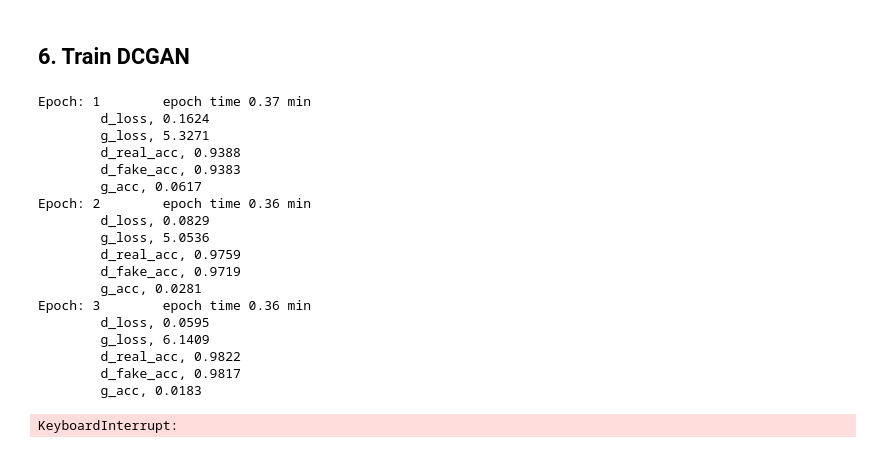
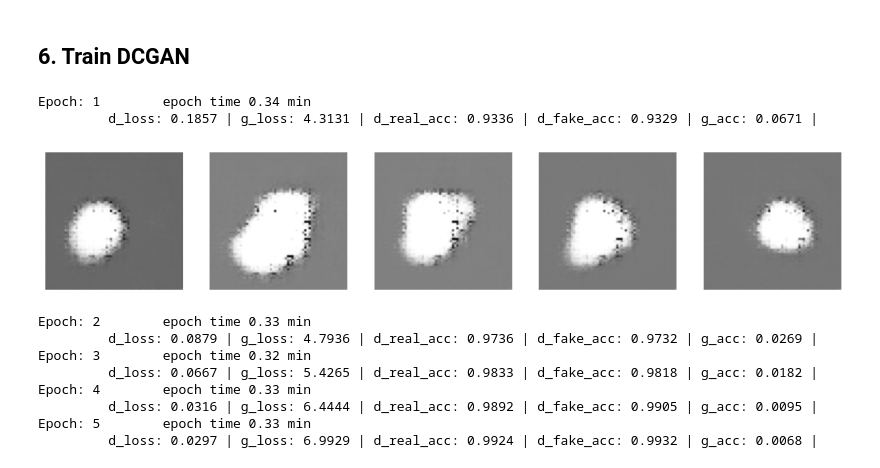
Before and after one commit to terrence-ou/Generative-Deep-Learning-2nd-Edition-PyTorch-JAX, a Jupyter notebook: PyTorch/chapter_04_gan/01_dcgan.ipynb, the cells around one changed output. Saved outputs shown, nothing was run; the diff lists cells and outputs as text; code cells hidden in the pictures.

```diff
--- a/PyTorch/chapter_04_gan/01_dcgan.ipynb
+++ b/PyTorch/chapter_04_gan/01_dcgan.ipynb
@@ -283,30 +285,32 @@ def train(model, dataloader, d_optim, g_optim, loss_fn, train_metrics):
 # %% [markdown]
 ## 6. Train DCGAN
 # %%
+history = defaultdict(list)
+
 for i in range(EPOCHS):
     prev_time = time.time()
     generated_imgs = train(dcgan, lego_dataloader, d_optim, g_optim, loss_fn, train_metrics)
     curr_time = time.time()
+
+    for key, value in train_metrics.items():
+        history[key].append(value.compute().item())
+
     print('Epoch: {}\tepoch time {:.2f} min'.format(i+1, (curr_time - prev_time) / 60))
-    for key, value in train_metrics.items():
-        print(f'\t{key}, {value.compute().item():.4f}')
+    metrics = [f'{key}: {value.compute().item():.4f} | ' for key, value in train_metrics.items()]
+    print('\t', ''.join(metrics))
+
+    if i == 0 or (i + 1) % 10 == 0:
+        generated_imgs = generated_imgs.detach().cpu()
+        display_imgs(generated_imgs)
 # %% [output]
-Epoch: 1        epoch time 0.37 min
-        d_loss, 0.1624
-        g_loss, 5.3271
-        d_real_acc, 0.9388
-        d_fake_acc, 0.9383
-        g_acc, 0.0617
-Epoch: 2        epoch time 0.36 min
-        d_loss, 0.0829
-        g_loss, 5.0536
-        d_real_acc, 0.9759
-        d_fake_acc, 0.9719
-        g_acc, 0.0281
-Epoch: 3        epoch time 0.36 min
-        d_loss, 0.0595
-        g_loss, 6.1409
-        d_real_acc, 0.9822
-        d_fake_acc, 0.9817
-        g_acc, 0.0183
+Epoch: 1        epoch time 0.34 min
+         d_loss: 0.1857 | g_loss: 4.3131 | d_real_acc: 0.9336 | d_fake_acc: 0.9329 | g_acc: 0.0671 |
+[figure, added]
-KeyboardInterrupt:
+Epoch: 2        epoch time 0.33 min
+         d_loss: 0.0879 | g_loss: 4.7936 | d_real_acc: 0.9736 | d_fake_acc: 0.9732 | g_acc: 0.0269 |
+Epoch: 3        epoch time 0.32 min
+         d_loss: 0.0667 | g_loss: 5.4265 | d_real_acc: 0.9833 | d_fake_acc: 0.9818 | g_acc: 0.0182 |
+Epoch: 4        epoch time 0.33 min
+         d_loss: 0.0316 | g_loss: 6.4444 | d_real_acc: 0.9892 | d_fake_acc: 0.9905 | g_acc: 0.0095 |
+Epoch: 5        epoch time 0.33 min
+         d_loss: 0.0297 | g_loss: 6.9929 | d_real_acc: 0.9924 | d_fake_acc: 0.9932 | g_acc: 0.0068 |
```
Also changed, not shown: parts of 2 cells of this notebook.
